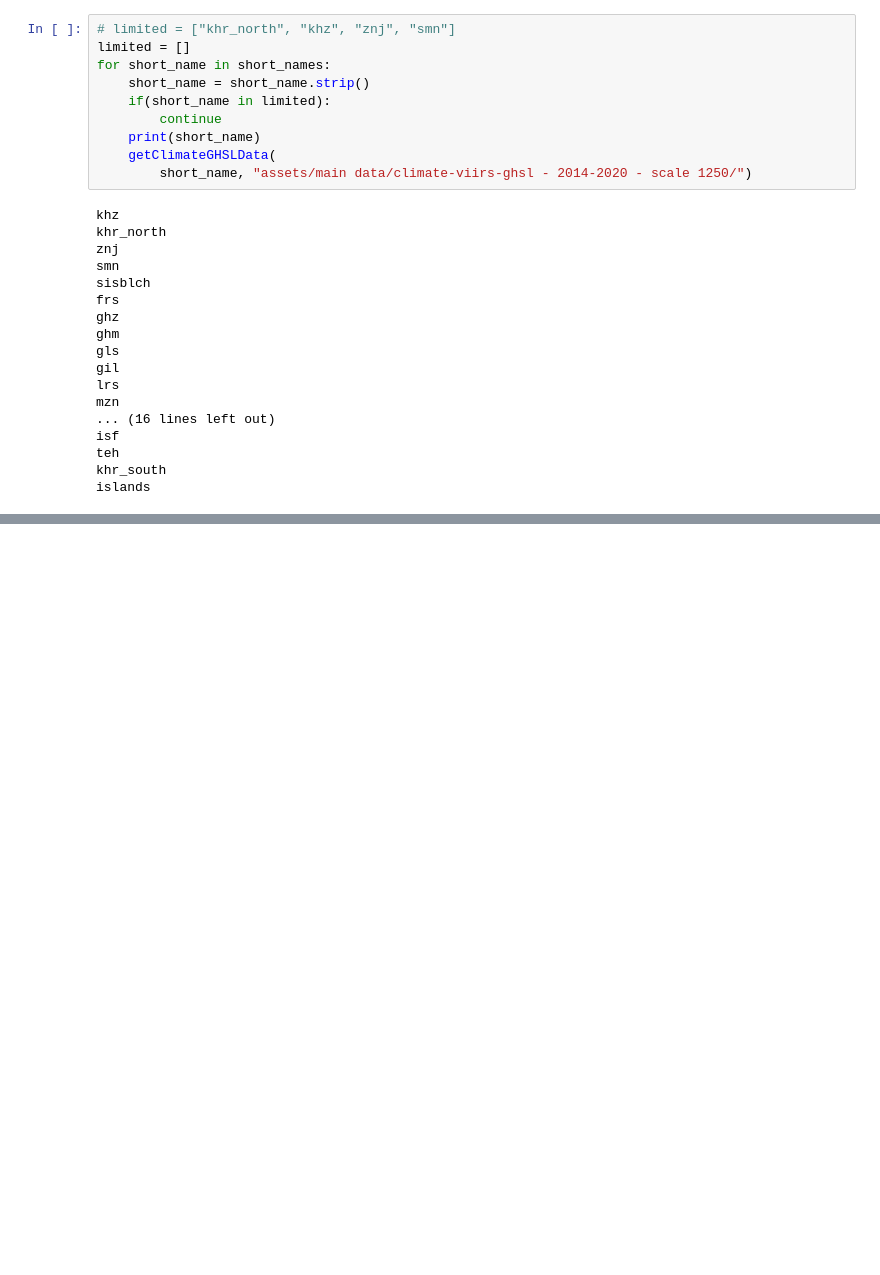
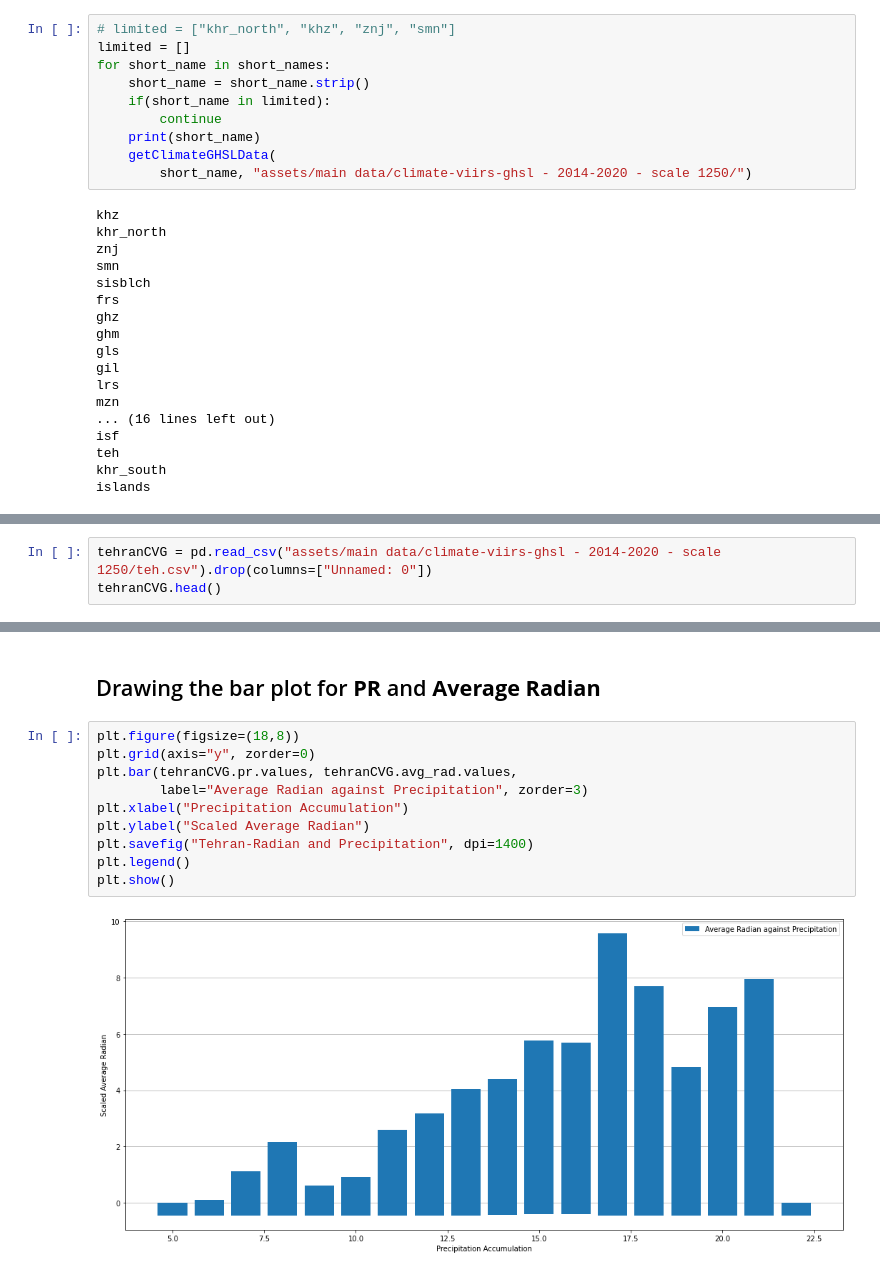
Before and after one commit to AmirHKiani98/nighttime-light-data, a Jupyter notebook: nighttime-light.ipynb, the cells around one changed output, grey strips where cells are left out. Cells and saved outputs as stored; diff of their text form; blank space fills up the shorter version.

Commit message:
Add Tehran nighttime light data

```diff
--- a/nighttime-light.ipynb
+++ b/nighttime-light.ipynb
@@ -575,0 +574,3 @@ islands
+# %%
+tehranCVG = pd.read_csv("assets/main data/climate-viirs-ghsl - 2014-2020 - scale 1250/teh.csv").drop(columns=["Unnamed: 0"])
+tehranCVG.head()
@@ -575,0 +584,14 @@ islands
+# %% [markdown]
+## Drawing the bar plot for **PR** and **Average Radian**
+# %%
+plt.figure(figsize=(18,8))
+plt.grid(axis="y", zorder=0)
+plt.bar(tehranCVG.pr.values, tehranCVG.avg_rad.values,
+        label="Average Radian against Precipitation", zorder=3)
+plt.xlabel("Precipitation Accumulation")
+plt.ylabel("Scaled Average Radian")
+plt.savefig("Tehran-Radian and Precipitation", dpi=1400)
+plt.legend()
+plt.show()
+# %% [output]
+[figure, added]
```
Also changed, not shown: parts of 18 cells of this notebook, 2 other files.
